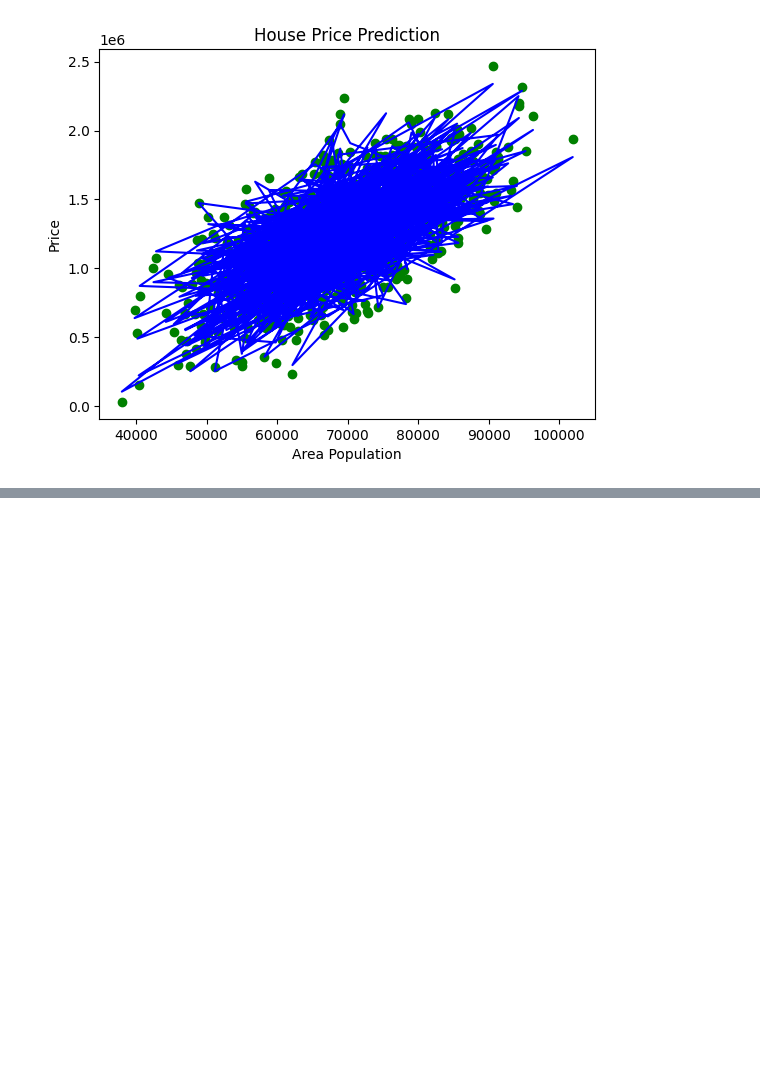
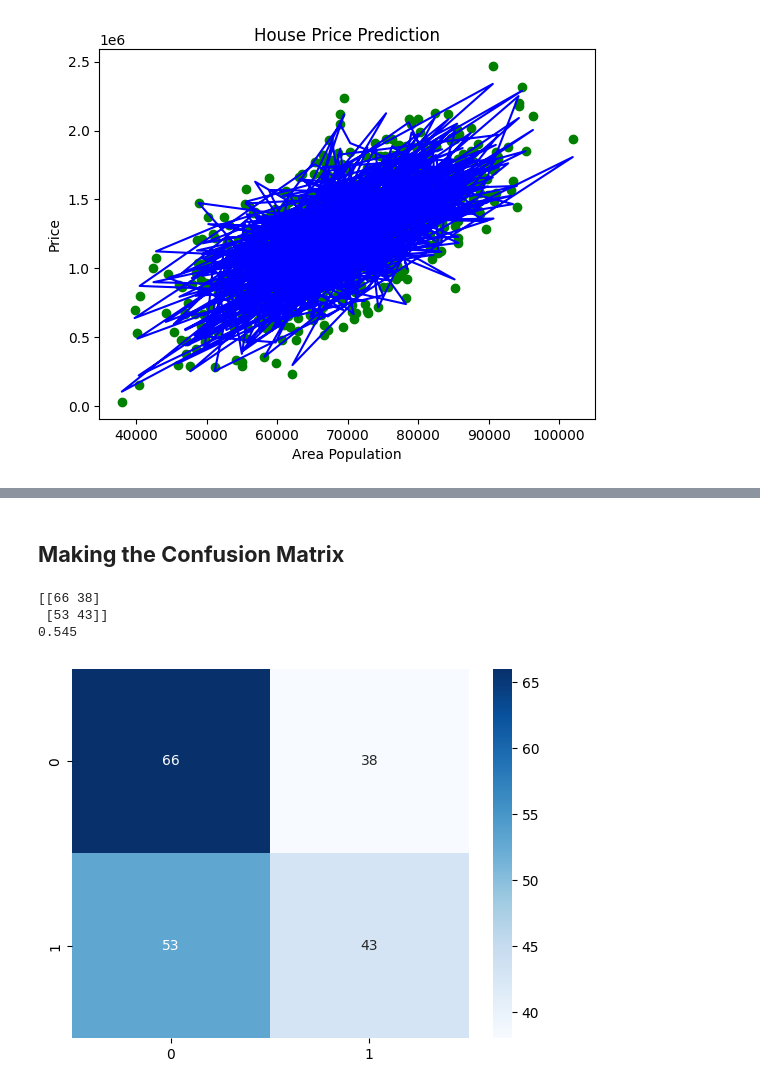
Before and after one commit to atharvadesai1/Datsets-Regressions-, a Jupyter notebook: regression_ml.ipynb, the cells around one changed output, grey strips where cells are left out. Cells and saved outputs as stored; diff of their text form; code cells hidden in the pictures; blank space fills up the shorter version.

```diff
--- a/regression_ml.ipynb
+++ b/regression_ml.ipynb
@@ -198,0 +222,5 @@ plt.show()
+# %%
+from sklearn.preprocessing import StandardScaler
+sc = StandardScaler()
+x2_train = sc.fit_transform(x2_train)
+x2_test = sc.transform(x2_test)
@@ -198,0 +259,4 @@ plt.show()
+# %%
+from sklearn.linear_model import LogisticRegression
+lr = LogisticRegression()
+lr.fit(x2_train,y2_train)
@@ -198,0 +273,3 @@ plt.show()
+# %%
+y2_pred = lr.predict(x2_test)
+print(np.concatenate(( y2_pred.reshape(len(y2_pred),1), y2_test.reshape(len(y2_test),1) ), 1))
@@ -198,0 +294,18 @@ plt.show()
+# %% [markdown]
+## **Making the Confusion Matrix**
+# %%
+from sklearn.metrics import confusion_matrix,accuracy_score
+cfm = confusion_matrix(y2_test,y2_pred,labels=[0,1])
+acc = accuracy_score(y2_test,y2_pred)
+print(cfm)
+print(acc)
+# %% [output]
+[[66 38]
+ [53 43]]
+0.545
+# %%
+import seaborn as sns
+sns.heatmap(cfm,cmap="Blues",annot=True)
+plt.show()
+# %% [output]
+[figure, added]
```
Also changed, not shown: parts of 20 cells of this notebook.
